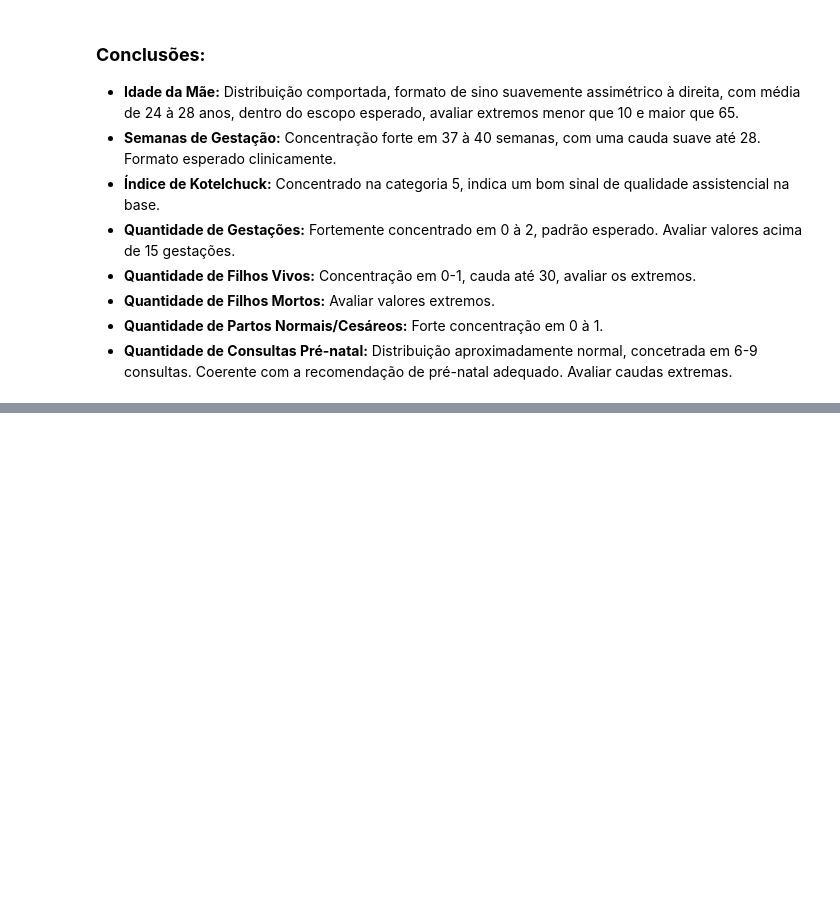
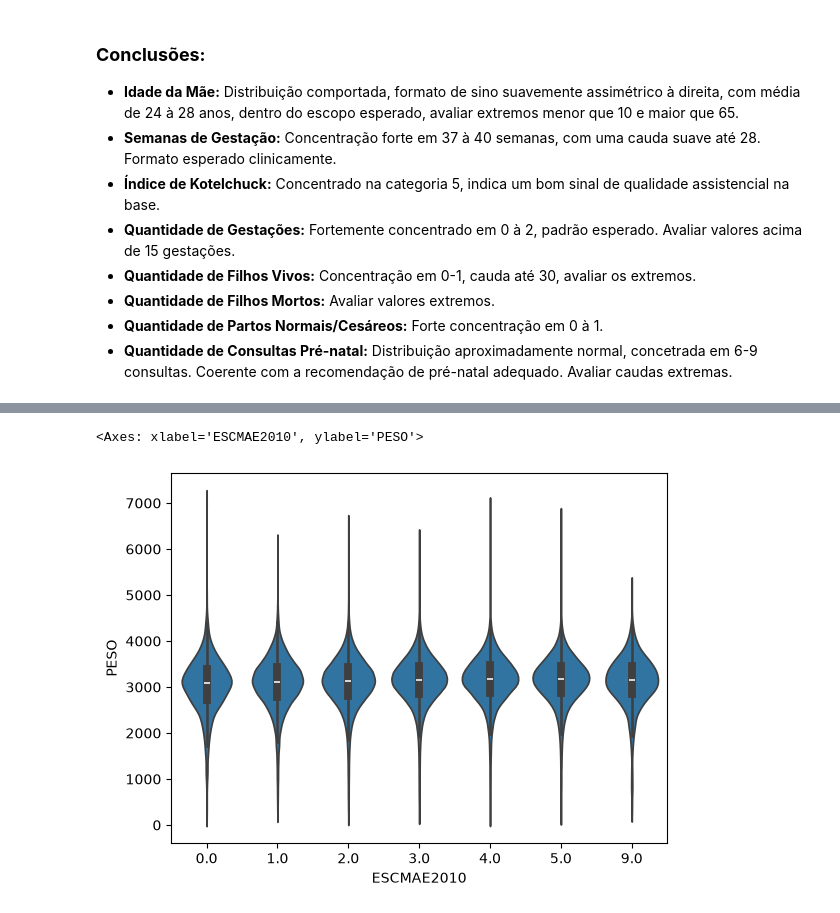
Before and after one commit to luizv55/SINASC-BirthWeight, a Jupyter notebook: main.ipynb, the cells around one changed output, grey strips where cells are left out. Cells and saved outputs as stored; diff of their text form; code cells hidden in the pictures; blank space fills up the shorter version.

```diff
--- a/main.ipynb
+++ b/main.ipynb
@@ -335,0 +395,5 @@ plt.show()
+# %%
+sns.violinplot(data=df, x='ESCMAE2010', y='PESO')
+# %% [output]
+<Axes: xlabel='ESCMAE2010', ylabel='PESO'>
+[figure, added]
```
Also changed, not shown: parts of 8 cells of this notebook.
